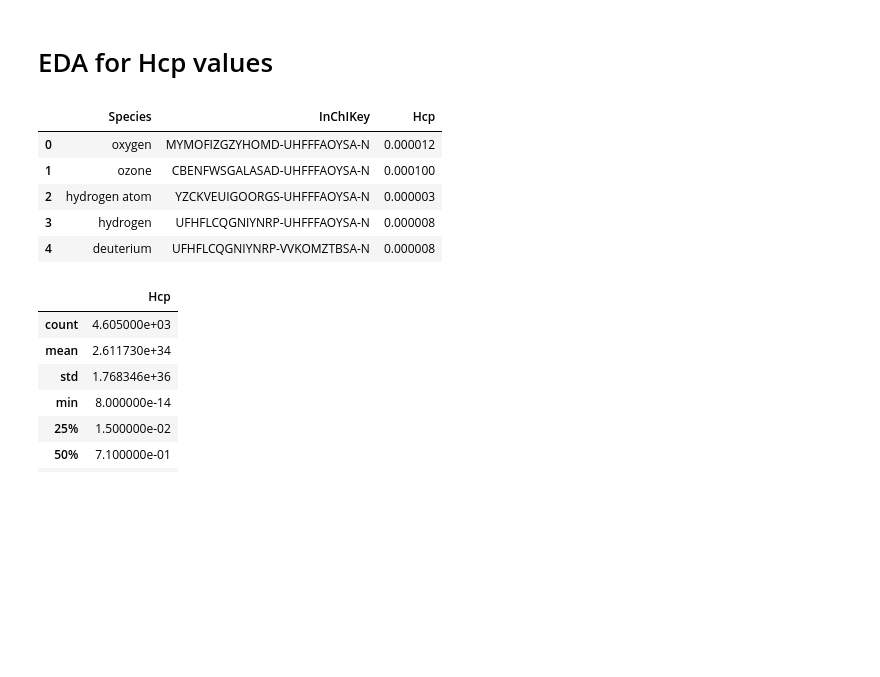
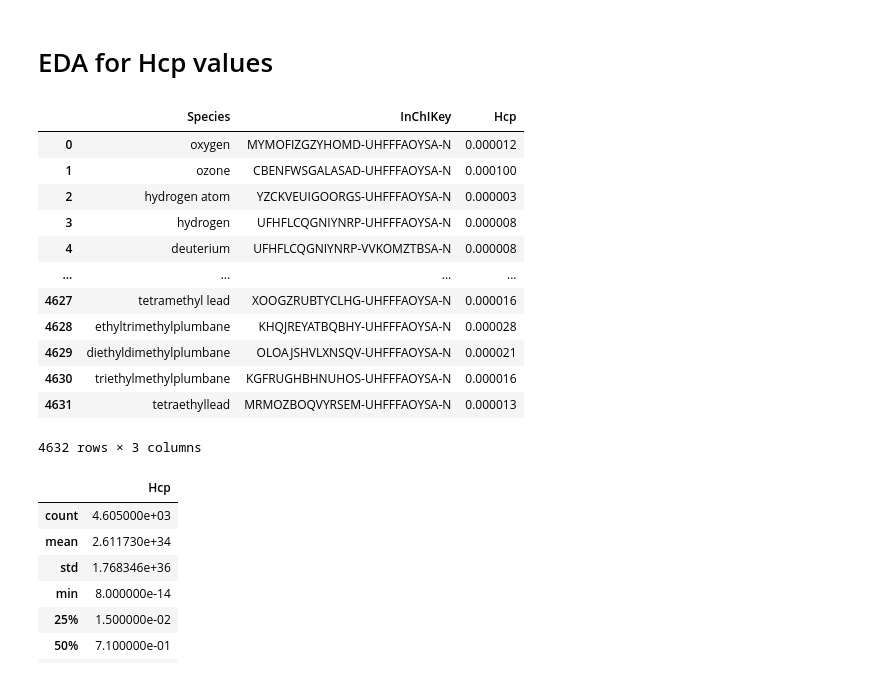
Before and after one commit to ayap20/CHEM6090_Project, a Jupyter notebook: cleaning_henry_dataset.ipynb, the cells around one changed output. Saved outputs shown, nothing was run; the diff lists cells and outputs as text; code cells hidden in the pictures; blank space fills up the shorter version.

```diff
--- a/cleaning_henry_dataset.ipynb
+++ b/cleaning_henry_dataset.ipynb
@@ -372,14 +372,21 @@ import matplotlib.pyplot as plt
 # %%
 henry_df = pd.read_csv('hcp_values.csv')
 # %%
-henry_df.head()
+henry_df
 # %% [output]
 |  | Species | InChIKey | Hcp |
 | 0 | oxygen | MYMOFIZGZYHOMD-UHFFFAOYSA-N | 0.000012 |
 | 1 | ozone | CBENFWSGALASAD-UHFFFAOYSA-N | 0.000100 |
 | 2 | hydrogen atom | YZCKVEUIGOORGS-UHFFFAOYSA-N | 0.000003 |
 | 3 | hydrogen | UFHFLCQGNIYNRP-UHFFFAOYSA-N | 0.000008 |
 | 4 | deuterium | UFHFLCQGNIYNRP-VVKOMZTBSA-N | 0.000008 |
+| ... | ... | ... | ... |
+| 4627 | tetramethyl lead | XOOGZRUBTYCLHG-UHFFFAOYSA-N | 0.000016 |
+| 4628 | ethyltrimethylplumbane | KHQJREYATBQBHY-UHFFFAOYSA-N | 0.000028 |
+| 4629 | diethyldimethylplumbane | OLOAJSHVLXNSQV-UHFFFAOYSA-N | 0.000021 |
+| 4630 | triethylmethylplumbane | KGFRUGHBHNUHOS-UHFFFAOYSA-N | 0.000016 |
+| 4631 | tetraethyllead | MRMOZBOQVYRSEM-UHFFFAOYSA-N | 0.000013 |
+4632 rows × 3 columns
 # %%
 henry_df.describe()
 # %% [output]
```
Also changed, not shown: 21 other files.
